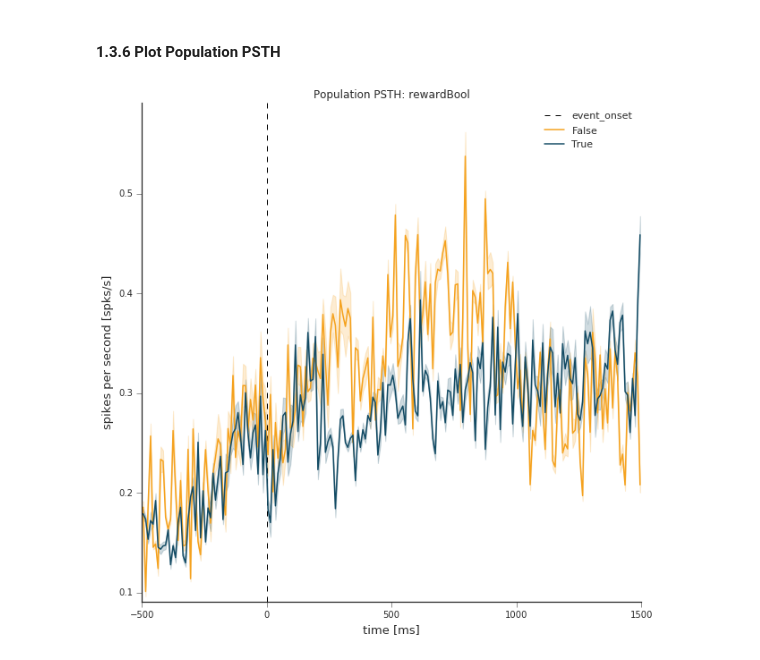
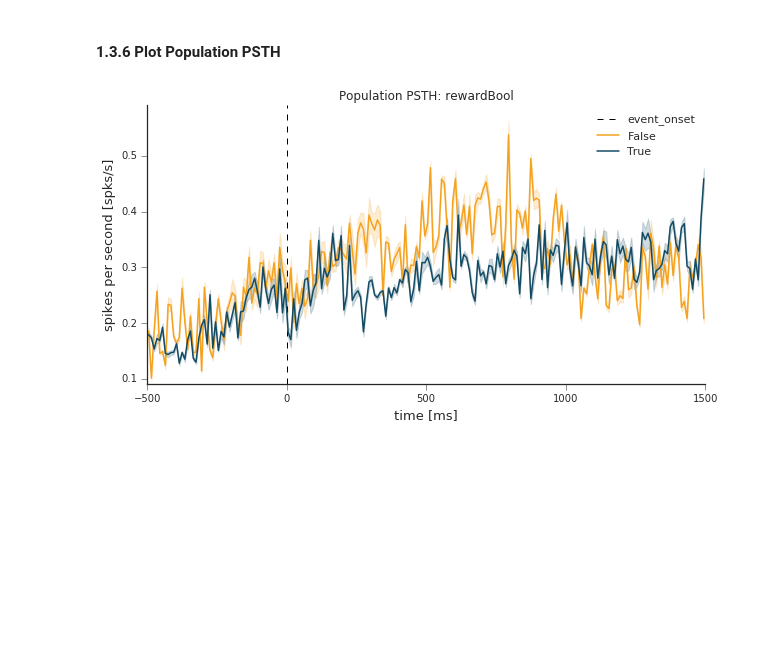
Before and after one commit to KordingLab/spykes, a Jupyter notebook: notebooks_examples/popvis_example.ipynb, the cells around one changed output. Drawn from its saved outputs; the diff is of its cells as text; code cells hidden in the pictures; blank space fills up the shorter version.

```diff
--- a/notebooks_examples/popvis_example.ipynb
+++ b/notebooks_examples/popvis_example.ipynb
@@ -156,8 +156,7 @@ pop.plot_heat_map(all_psth, normalize='all', sortby=random_list)
 # %% [markdown]
 #### 1.3.6 Plot Population PSTH
 # %%
-fig = plt.figure(figsize=(10,10))
-fig.subplots_adjust(hspace=.3)
+plt.figure(figsize=(10,5))
 pop.plot_population_psth(all_psth=all_psth)
 # %% [output]
-[figure, old version]
+[figure, new version]
```
Also changed, not shown: parts of 1 cell of this notebook, 5 other files.
